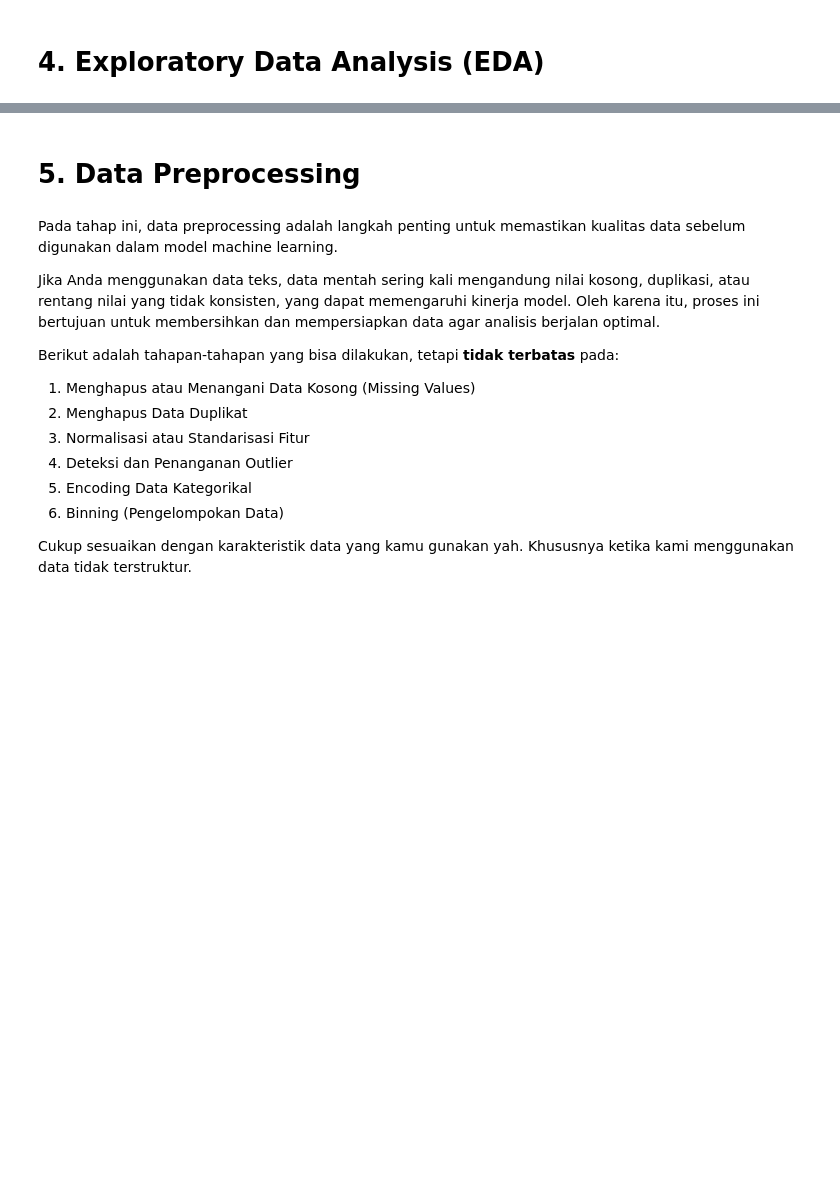
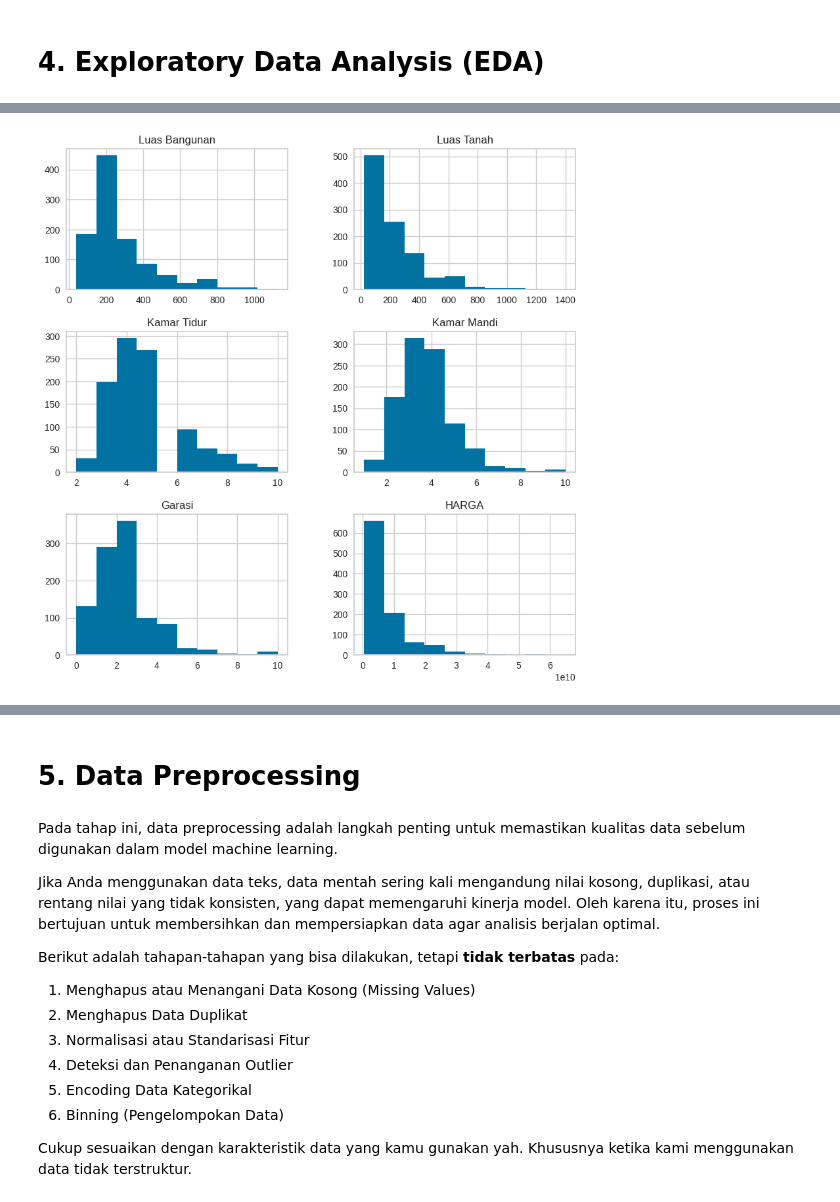
Before and after one commit to mochyusuf/Eksperimen_SML_Mochamad-Yusuf, a Jupyter notebook: preprocessing/Eksperimen_Mochamad_Yusuf.ipynb, the cells around one changed output, grey strips where cells are left out. Drawn from its saved outputs; the diff is of its cells as text; code cells hidden in the pictures; blank space fills up the shorter version.

```diff
--- a/preprocessing/Eksperimen_Mochamad_Yusuf.ipynb
+++ b/preprocessing/Eksperimen_Mochamad_Yusuf.ipynb
@@ -45,0 +30,3 @@ df.head()
+# %%
+df_raw = pd.read_excel('DATA RUMAH.xlsx', sheet_name='Sheet1')
+df_raw.info()
@@ -45,0 +79,9 @@ df.head()
+# %%
+#Ambil hanya data yang akan dipakai saja
+df = df_raw.loc[:,['LB', 'LT', 'KT', 'KM', 'GRS', 'HARGA']]
+# %%
+df.rename(columns={'LB': 'Luas Bangunan',
+                   'LT': 'Luas Tanah',
+                   'KT': 'Kamar Tidur',
+                   'KM': 'Kamar Mandi',
+                   'GRS': 'Garasi', }, inplace=True)
@@ -178,0 +109,5 @@ plt.show()
+# %%
+df.hist(figsize = (10,10))
+plt.show()
+# %% [output]
+[figure, added]
```
Also changed, not shown: parts of 28 cells of this notebook, 5 other files.
